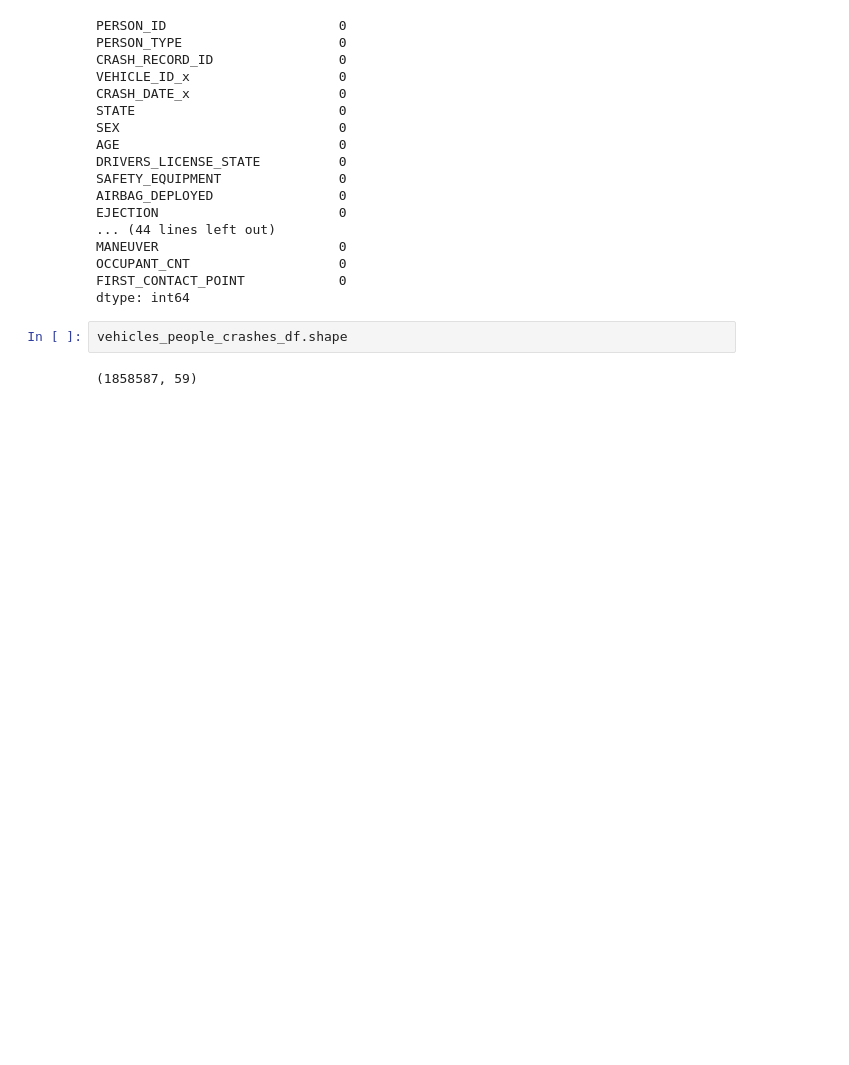
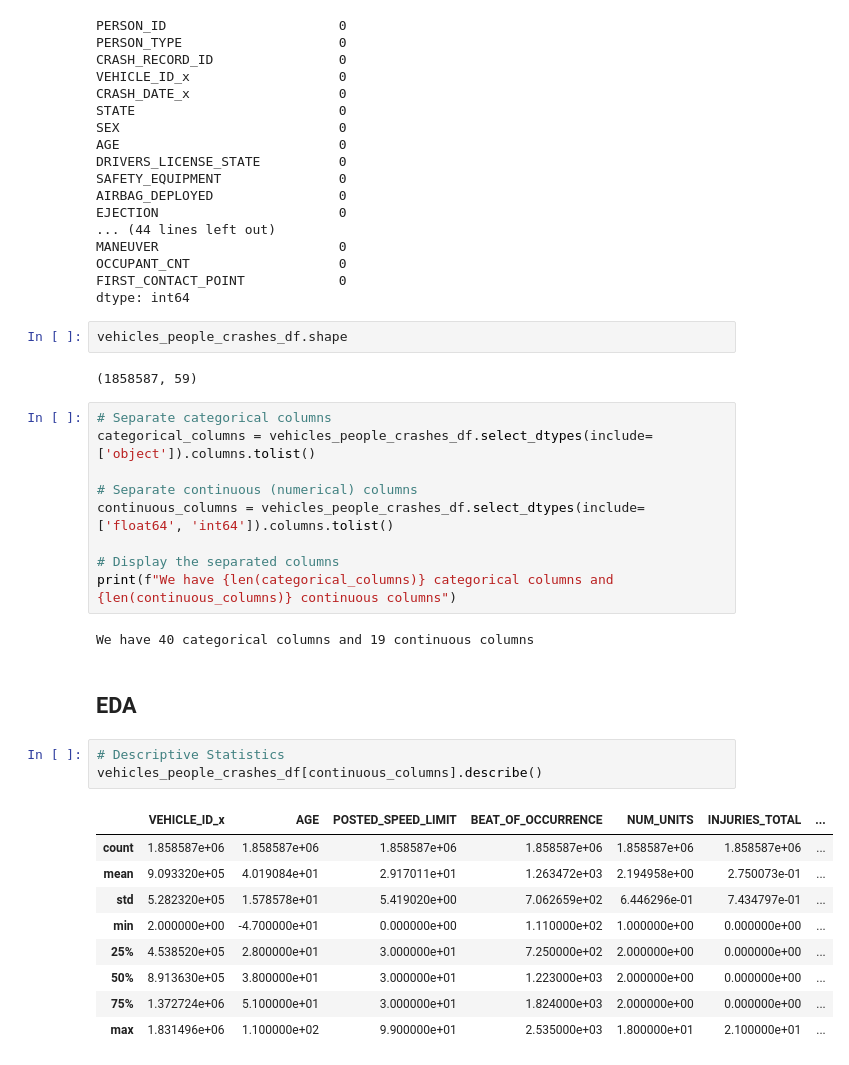
Before and after one commit to Cynthia-Njambi/City-of-Chicago-Traffic-Crashes-Project, a Jupyter notebook: groups/josphat.ipynb, the cells around one changed output. Cells and saved outputs as stored; diff of their text form; blank space fills up the shorter version.

```diff
--- a/groups/josphat.ipynb
+++ b/groups/josphat.ipynb
@@ -453,3 +504,29 @@ dtype: int64
 vehicles_people_crashes_df.shape
 # %% [output]
 (1858587, 59)
+# %%
+# Separate categorical columns
+categorical_columns = vehicles_people_crashes_df.select_dtypes(include=['object']).columns.tolist()
+
+# Separate continuous (numerical) columns
+continuous_columns = vehicles_people_crashes_df.select_dtypes(include=['float64', 'int64']).columns.tolist()
+
+# Display the separated columns
+print(f"We have {len(categorical_columns)} categorical columns and {len(continuous_columns)} continuous columns")
+# %% [output]
+We have 40 categorical columns and 19 continuous columns
+# %% [markdown]
+## EDA
+# %%
+# Descriptive Statistics
+vehicles_people_crashes_df[continuous_columns].describe()
+# %% [output]
+|  | VEHICLE_ID_x | AGE | POSTED_SPEED_LIMIT | BEAT_OF_OCCURRENCE | NUM_UNITS | INJURIES_TOTAL | ... |
+| count | 1.858587e+06 | 1.858587e+06 | 1.858587e+06 | 1.858587e+06 | 1.858587e+06 | 1.858587e+06 | ... |
+| mean | 9.093320e+05 | 4.019084e+01 | 2.917011e+01 | 1.263472e+03 | 2.194958e+00 | 2.750073e-01 | ... |
+| std | 5.282320e+05 | 1.578578e+01 | 5.419020e+00 | 7.062659e+02 | 6.446296e-01 | 7.434797e-01 | ... |
+| min | 2.000000e+00 | -4.700000e+01 | 0.000000e+00 | 1.110000e+02 | 1.000000e+00 | 0.000000e+00 | ... |
+| 25% | 4.538520e+05 | 2.800000e+01 | 3.000000e+01 | 7.250000e+02 | 2.000000e+00 | 0.000000e+00 | ... |
+| 50% | 8.913630e+05 | 3.800000e+01 | 3.000000e+01 | 1.223000e+03 | 2.000000e+00 | 0.000000e+00 | ... |
+| 75% | 1.372724e+06 | 5.100000e+01 | 3.000000e+01 | 1.824000e+03 | 2.000000e+00 | 0.000000e+00 | ... |
+| max | 1.831496e+06 | 1.100000e+02 | 9.900000e+01 | 2.535000e+03 | 1.800000e+01 | 2.100000e+01 | ... |
```
Also changed, not shown: parts of 9 cells of this notebook.
